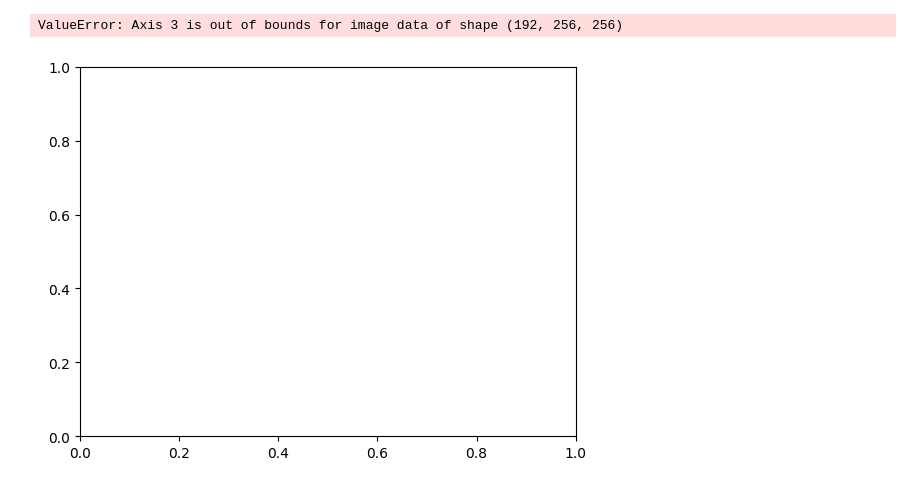
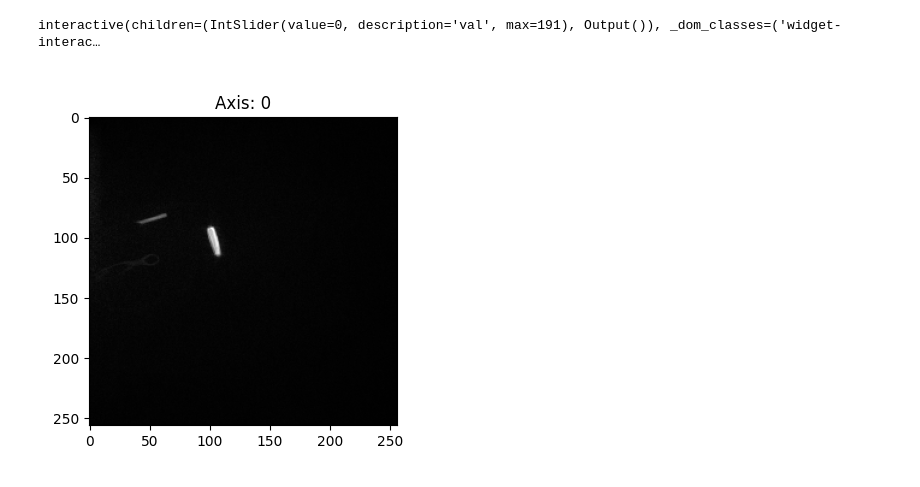
Before and after one commit to MatthewLeeCode/RadVis, a Jupyter notebook: examples/scrub_through_images.ipynb, the cells around one changed output. Drawn from its saved outputs; the diff is of its cells as text; code cells hidden in the pictures.

Commit message:
Added 'RadSlicer' to display a plot and a slider for slicing through a 3D image

```diff
--- a/examples/scrub_through_images.ipynb
+++ b/examples/scrub_through_images.ipynb
@@ -9,8 +9,9 @@ import radvis as rv
 IMAGE_PATH = "images/test_nifti.nii.gz"
 # %%
 image = rv.load_image(IMAGE_PATH)
-# %%
-rv.plot_slice(image, 15, 3)
-# %% [output]
-ValueError: Axis 3 is out of bounds for image data of shape (192, 256, 256)
-[figure, removed]
+# %%
+slicer = rv.RadSlicer(image)
+slicer.display()
+# %% [output]
+interactive(children=(IntSlider(value=0, description='val', max=191), Output()), _dom_classes=('widget-interac…
+[figure, added]
```
Also changed, not shown: parts of 1 cell of this notebook, 5 other files.
